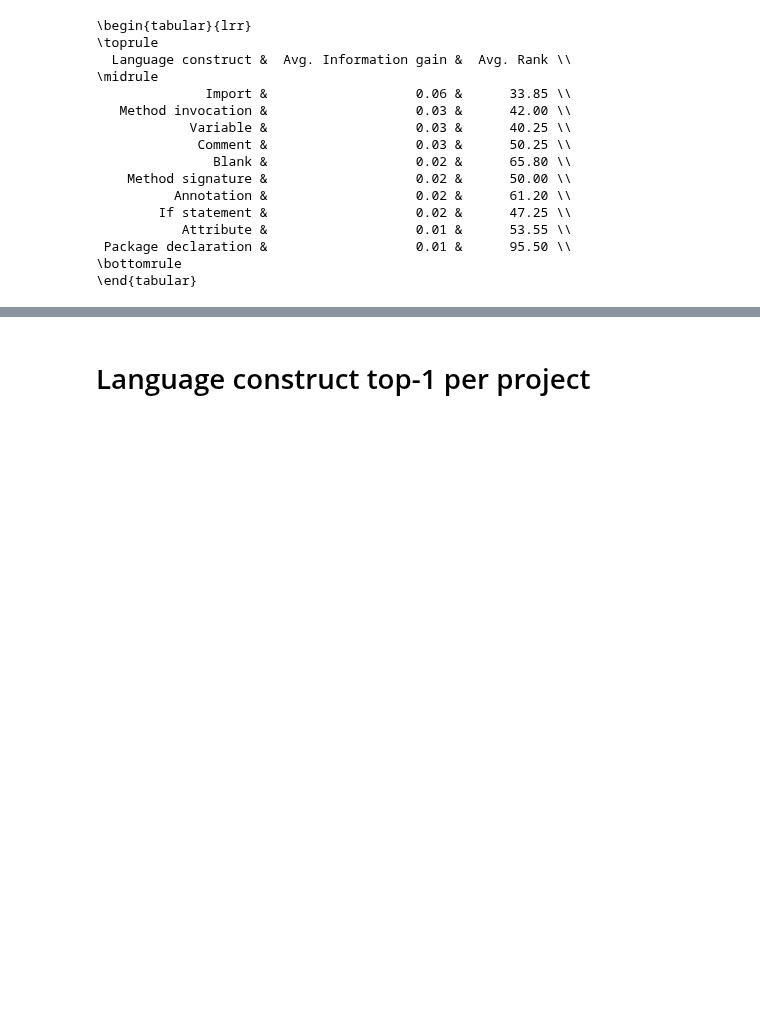
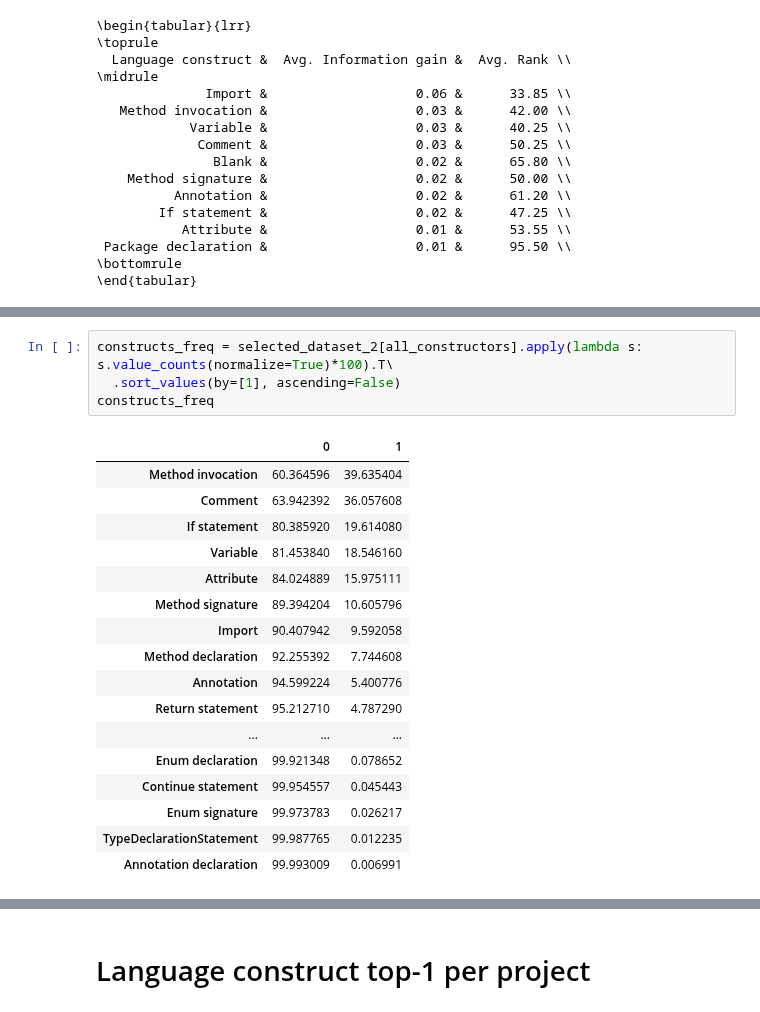
Before and after one commit to gems-uff/mestre, a Jupyter notebook: scripts/paper/tables.ipynb, the cells around one changed output, grey strips where cells are left out. Cells and saved outputs as stored; diff of their text form; blank space fills up the shorter version.

```diff
--- a/scripts/paper/tables.ipynb
+++ b/scripts/paper/tables.ipynb
@@ -799,0 +846,22 @@ print(constructs_top10.to_latex(index=False))
+# %%
+constructs_freq = selected_dataset_2[all_constructors].apply(lambda s: s.value_counts(normalize=True)*100).T\
+  .sort_values(by=[1], ascending=False)
+constructs_freq
+# %% [output]
+|  | 0 | 1 |
+| Method invocation | 60.364596 | 39.635404 |
+| Comment | 63.942392 | 36.057608 |
+| If statement | 80.385920 | 19.614080 |
+| Variable | 81.453840 | 18.546160 |
+| Attribute | 84.024889 | 15.975111 |
+| Method signature | 89.394204 | 10.605796 |
+| Import | 90.407942 | 9.592058 |
+| Method declaration | 92.255392 | 7.744608 |
+| Annotation | 94.599224 | 5.400776 |
+| Return statement | 95.212710 | 4.787290 |
+| ... | ... | ... |
+| Enum declaration | 99.921348 | 0.078652 |
+| Continue statement | 99.954557 | 0.045443 |
+| Enum signature | 99.973783 | 0.026217 |
+| TypeDeclarationStatement | 99.987765 | 0.012235 |
+| Annotation declaration | 99.993009 | 0.006991 |
```
Also changed, not shown: parts of 5 cells of this notebook.
